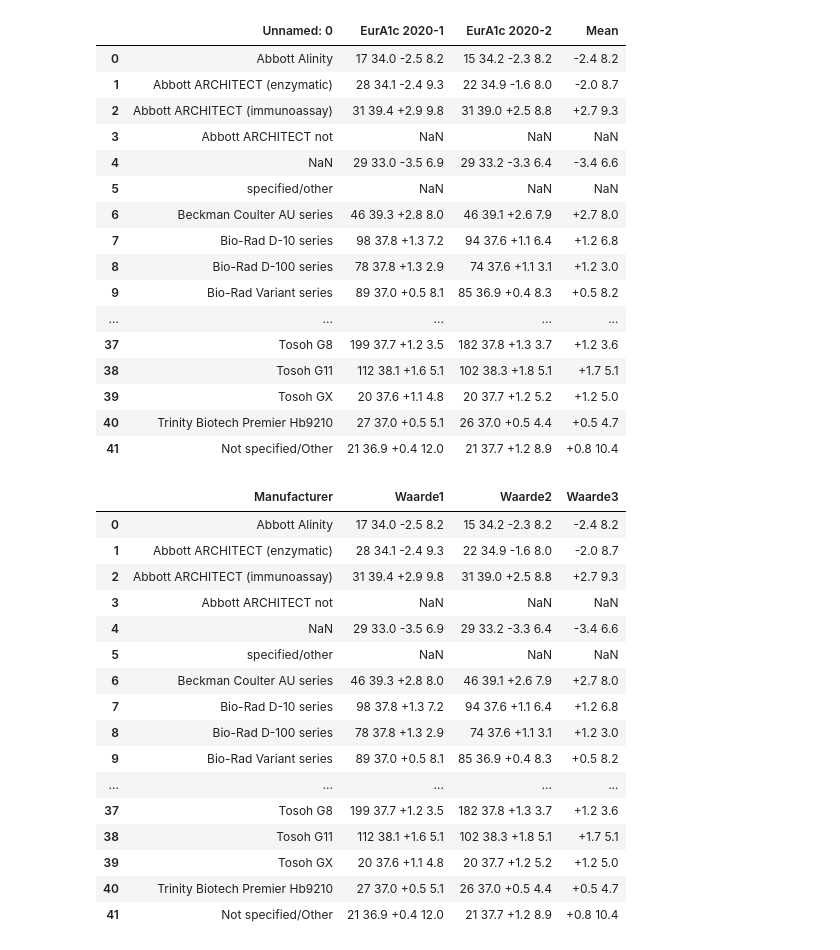
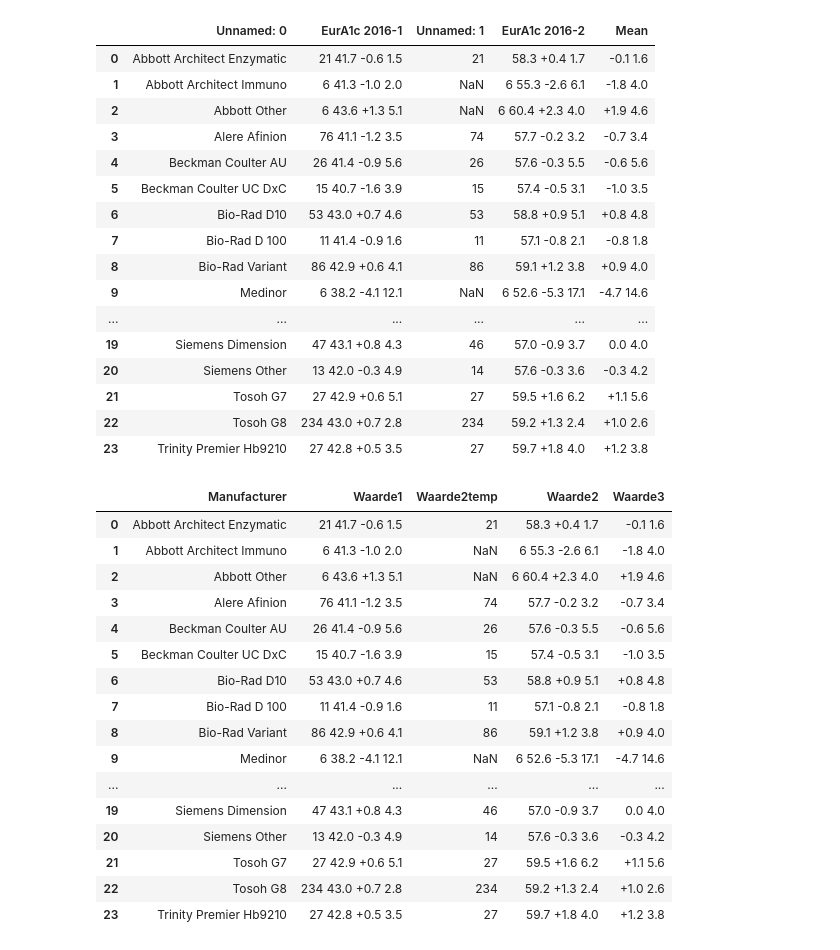
Before and after one commit to DSa-HbA1c/EurA1c-data, a Jupyter notebook: EurA1c.ipynb, the cells around one changed output. Cells and saved outputs as stored; diff of their text form; code cells hidden in the pictures.

```diff
--- a/EurA1c.ipynb
+++ b/EurA1c.ipynb
@@ -3,45 +3,45 @@ import tabula as tb
 import pandas as pd
 import numpy as np
 # %%
-dfs_complete = tb.read_pdf("pdf/2020_EurA1c_report.pdf", pages='13')
-df = dfs_complete[0].iloc[2:].reset_index(drop=True) #hoeft maar 1x uitgevoerd te worden
+dfs_complete = tb.read_pdf("pdf/2016_EurA1c_report.pdf", pages='5', multiple_tables=True)
+df = dfs_complete[1].iloc[2:].reset_index(drop=True) #hoeft maar 1x uitgevoerd te worden
 df
 # %% [output]
-|  | Unnamed: 0 | EurA1c 2020-1 | EurA1c 2020-2 | Mean |
-| 0 | Abbott Alinity | 17 34.0 -2.5 8.2 | 15 34.2 -2.3 8.2 | -2.4 8.2 |
-| 1 | Abbott ARCHITECT (enzymatic) | 28 34.1 -2.4 9.3 | 22 34.9 -1.6 8.0 | -2.0 8.7 |
-| 2 | Abbott ARCHITECT (immunoassay) | 31 39.4 +2.9 9.8 | 31 39.0 +2.5 8.8 | +2.7 9.3 |
-| 3 | Abbott ARCHITECT not | NaN | NaN | NaN |
-| 4 | NaN | 29 33.0 -3.5 6.9 | 29 33.2 -3.3 6.4 | -3.4 6.6 |
-| 5 | specified/other | NaN | NaN | NaN |
-| 6 | Beckman Coulter AU series | 46 39.3 +2.8 8.0 | 46 39.1 +2.6 7.9 | +2.7 8.0 |
-| 7 | Bio-Rad D-10 series | 98 37.8 +1.3 7.2 | 94 37.6 +1.1 6.4 | +1.2 6.8 |
-| 8 | Bio-Rad D-100 series | 78 37.8 +1.3 2.9 | 74 37.6 +1.1 3.1 | +1.2 3.0 |
-| 9 | Bio-Rad Variant series | 89 37.0 +0.5 8.1 | 85 36.9 +0.4 8.3 | +0.5 8.2 |
-| ... | ... | ... | ... | ... |
-| 37 | Tosoh G8 | 199 37.7 +1.2 3.5 | 182 37.8 +1.3 3.7 | +1.2 3.6 |
-| 38 | Tosoh G11 | 112 38.1 +1.6 5.1 | 102 38.3 +1.8 5.1 | +1.7 5.1 |
-| 39 | Tosoh GX | 20 37.6 +1.1 4.8 | 20 37.7 +1.2 5.2 | +1.2 5.0 |
-| 40 | Trinity Biotech Premier Hb9210 | 27 37.0 +0.5 5.1 | 26 37.0 +0.5 4.4 | +0.5 4.7 |
-| 41 | Not specified/Other | 21 36.9 +0.4 12.0 | 21 37.7 +1.2 8.9 | +0.8 10.4 |
+|  | Unnamed: 0 | EurA1c 2016-1 | Unnamed: 1 | EurA1c 2016-2 | Mean |
+| 0 | Abbott Architect Enzymatic | 21 41.7 -0.6 1.5 | 21 | 58.3 +0.4 1.7 | -0.1 1.6 |
+| 1 | Abbott Architect Immuno | 6 41.3 -1.0 2.0 | NaN | 6 55.3 -2.6 6.1 | -1.8 4.0 |
+| 2 | Abbott Other | 6 43.6 +1.3 5.1 | NaN | 6 60.4 +2.3 4.0 | +1.9 4.6 |
+| 3 | Alere Afinion | 76 41.1 -1.2 3.5 | 74 | 57.7 -0.2 3.2 | -0.7 3.4 |
+| 4 | Beckman Coulter AU | 26 41.4 -0.9 5.6 | 26 | 57.6 -0.3 5.5 | -0.6 5.6 |
+| 5 | Beckman Coulter UC DxC | 15 40.7 -1.6 3.9 | 15 | 57.4 -0.5 3.1 | -1.0 3.5 |
+| 6 | Bio-Rad D10 | 53 43.0 +0.7 4.6 | 53 | 58.8 +0.9 5.1 | +0.8 4.8 |
+| 7 | Bio-Rad D 100 | 11 41.4 -0.9 1.6 | 11 | 57.1 -0.8 2.1 | -0.8 1.8 |
+| 8 | Bio-Rad Variant | 86 42.9 +0.6 4.1 | 86 | 59.1 +1.2 3.8 | +0.9 4.0 |
+| 9 | Medinor | 6 38.2 -4.1 12.1 | NaN | 6 52.6 -5.3 17.1 | -4.7 14.6 |
+| ... | ... | ... | ... | ... | ... |
+| 19 | Siemens Dimension | 47 43.1 +0.8 4.3 | 46 | 57.0 -0.9 3.7 | 0.0 4.0 |
+| 20 | Siemens Other | 13 42.0 -0.3 4.9 | 14 | 57.6 -0.3 3.6 | -0.3 4.2 |
+| 21 | Tosoh G7 | 27 42.9 +0.6 5.1 | 27 | 59.5 +1.6 6.2 | +1.1 5.6 |
+| 22 | Tosoh G8 | 234 43.0 +0.7 2.8 | 234 | 59.2 +1.3 2.4 | +1.0 2.6 |
+| 23 | Trinity Premier Hb9210 | 27 42.8 +0.5 3.5 | 27 | 59.7 +1.8 4.0 | +1.2 3.8 |
 # %%
-df.columns = ["Manufacturer", "Waarde1", "Waarde2", "Waarde3"]
+df.columns = ["Manufacturer", "Waarde1", "Waarde2temp", "Waarde2", "Waarde3"]
 df
 # %% [output]
-|  | Manufacturer | Waarde1 | Waarde2 | Waarde3 |
-| 0 | Abbott Alinity | 17 34.0 -2.5 8.2 | 15 34.2 -2.3 8.2 | -2.4 8.2 |
-| 1 | Abbott ARCHITECT (enzymatic) | 28 34.1 -2.4 9.3 | 22 34.9 -1.6 8.0 | -2.0 8.7 |
-| 2 | Abbott ARCHITECT (immunoassay) | 31 39.4 +2.9 9.8 | 31 39.0 +2.5 8.8 | +2.7 9.3 |
-| 3 | Abbott ARCHITECT not | NaN | NaN | NaN |
-| 4 | NaN | 29 33.0 -3.5 6.9 | 29 33.2 -3.3 6.4 | -3.4 6.6 |
-| 5 | specified/other | NaN | NaN | NaN |
-| 6 | Beckman Coulter AU series | 46 39.3 +2.8 8.0 | 46 39.1 +2.6 7.9 | +2.7 8.0 |
-| 7 | Bio-Rad D-10 series | 98 37.8 +1.3 7.2 | 94 37.6 +1.1 6.4 | +1.2 6.8 |
-| 8 | Bio-Rad D-100 series | 78 37.8 +1.3 2.9 | 74 37.6 +1.1 3.1 | +1.2 3.0 |
-| 9 | Bio-Rad Variant series | 89 37.0 +0.5 8.1 | 85 36.9 +0.4 8.3 | +0.5 8.2 |
-| ... | ... | ... | ... | ... |
-| 37 | Tosoh G8 | 199 37.7 +1.2 3.5 | 182 37.8 +1.3 3.7 | +1.2 3.6 |
-| 38 | Tosoh G11 | 112 38.1 +1.6 5.1 | 102 38.3 +1.8 5.1 | +1.7 5.1 |
-| 39 | Tosoh GX | 20 37.6 +1.1 4.8 | 20 37.7 +1.2 5.2 | +1.2 5.0 |
-| 40 | Trinity Biotech Premier Hb9210 | 27 37.0 +0.5 5.1 | 26 37.0 +0.5 4.4 | +0.5 4.7 |
-| 41 | Not specified/Other | 21 36.9 +0.4 12.0 | 21 37.7 +1.2 8.9 | +0.8 10.4 |
+|  | Manufacturer | Waarde1 | Waarde2temp | Waarde2 | Waarde3 |
+| 0 | Abbott Architect Enzymatic | 21 41.7 -0.6 1.5 | 21 | 58.3 +0.4 1.7 | -0.1 1.6 |
+| 1 | Abbott Architect Immuno | 6 41.3 -1.0 2.0 | NaN | 6 55.3 -2.6 6.1 | -1.8 4.0 |
+| 2 | Abbott Other | 6 43.6 +1.3 5.1 | NaN | 6 60.4 +2.3 4.0 | +1.9 4.6 |
+| 3 | Alere Afinion | 76 41.1 -1.2 3.5 | 74 | 57.7 -0.2 3.2 | -0.7 3.4 |
+| 4 | Beckman Coulter AU | 26 41.4 -0.9 5.6 | 26 | 57.6 -0.3 5.5 | -0.6 5.6 |
+| 5 | Beckman Coulter UC DxC | 15 40.7 -1.6 3.9 | 15 | 57.4 -0.5 3.1 | -1.0 3.5 |
+| 6 | Bio-Rad D10 | 53 43.0 +0.7 4.6 | 53 | 58.8 +0.9 5.1 | +0.8 4.8 |
+| 7 | Bio-Rad D 100 | 11 41.4 -0.9 1.6 | 11 | 57.1 -0.8 2.1 | -0.8 1.8 |
+| 8 | Bio-Rad Variant | 86 42.9 +0.6 4.1 | 86 | 59.1 +1.2 3.8 | +0.9 4.0 |
+| 9 | Medinor | 6 38.2 -4.1 12.1 | NaN | 6 52.6 -5.3 17.1 | -4.7 14.6 |
+| ... | ... | ... | ... | ... | ... |
+| 19 | Siemens Dimension | 47 43.1 +0.8 4.3 | 46 | 57.0 -0.9 3.7 | 0.0 4.0 |
+| 20 | Siemens Other | 13 42.0 -0.3 4.9 | 14 | 57.6 -0.3 3.6 | -0.3 4.2 |
+| 21 | Tosoh G7 | 27 42.9 +0.6 5.1 | 27 | 59.5 +1.6 6.2 | +1.1 5.6 |
+| 22 | Tosoh G8 | 234 43.0 +0.7 2.8 | 234 | 59.2 +1.3 2.4 | +1.0 2.6 |
+| 23 | Trinity Premier Hb9210 | 27 42.8 +0.5 3.5 | 27 | 59.7 +1.8 4.0 | +1.2 3.8 |
```
Also changed, not shown: parts of 5 cells of this notebook, 2 other files.
